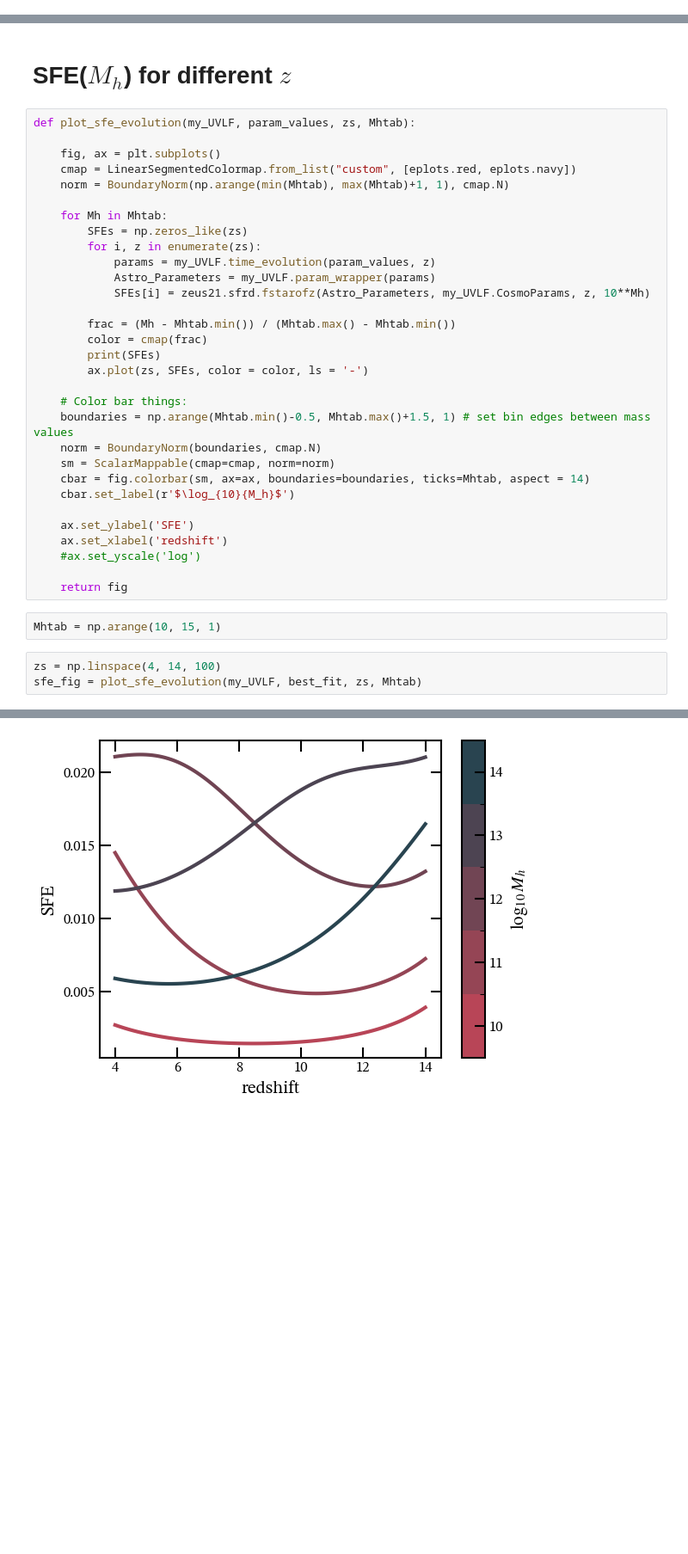
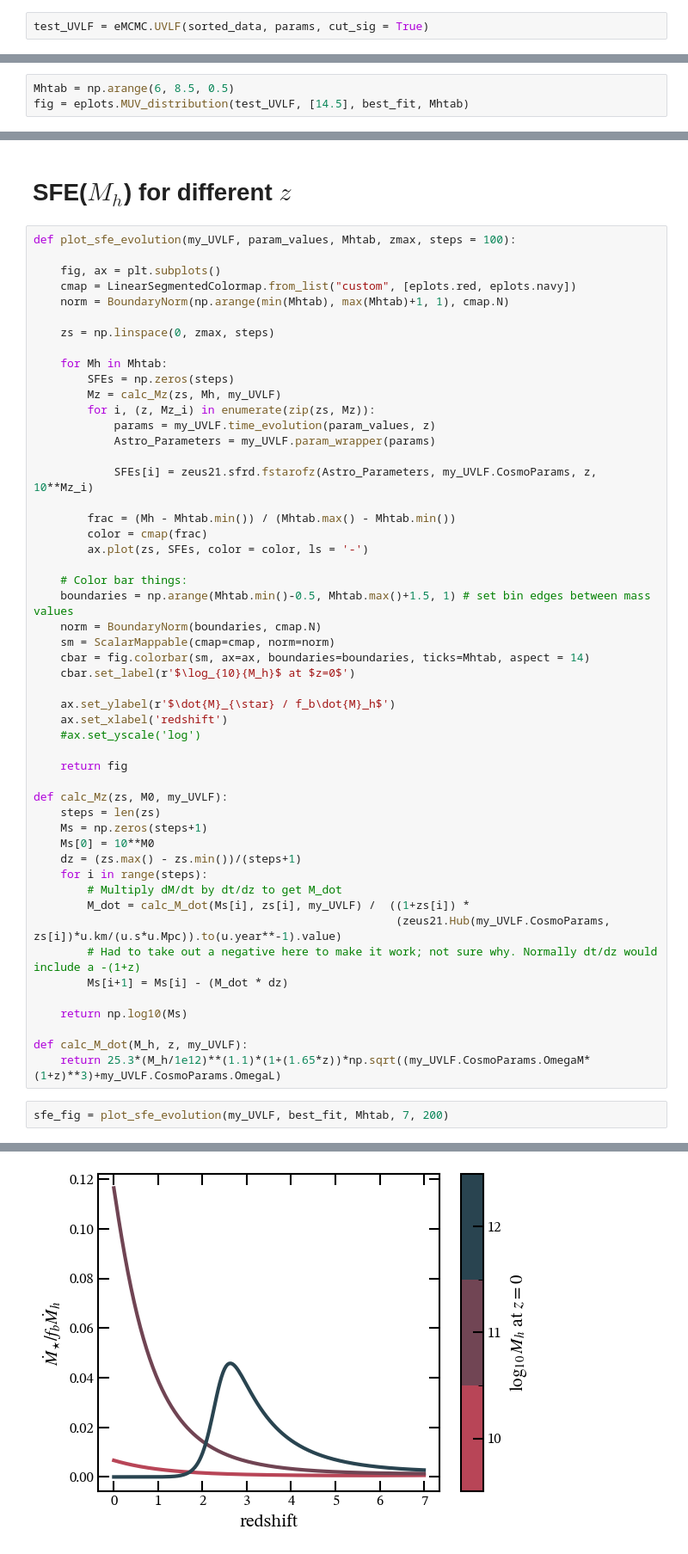
Before and after one commit to ebregou/modeling_stochasticity, a Jupyter notebook: notebooks/visualize_results.ipynb, the cells around one changed output, grey strips where cells are left out. Shown at 86% size. Cells and saved outputs as stored; diff of their text form; blank space fills up the shorter version.

```diff
--- a/notebooks/visualize_results.ipynb
+++ b/notebooks/visualize_results.ipynb
@@ -72,0 +62,2 @@ fig = plot_MUV_dist(my_UVLF, [7, 11], best_fit, Mhtab)
+# %%
+test_UVLF = eMCMC.UVLF(sorted_data, params, cut_sig = True)
@@ -72,0 +68,3 @@ fig = plot_MUV_dist(my_UVLF, [7, 11], best_fit, Mhtab)
+# %%
+Mhtab = np.arange(6, 8.5, 0.5)
+fig = eplots.MUV_distribution(test_UVLF, [14.5], best_fit, Mhtab)
@@ -73,22 +76,25 @@ fig = plot_MUV_dist(my_UVLF, [7, 11], best_fit, Mhtab)
 # %% [markdown]
 # SFE($M_h$) for different $z$
 # %%
-def plot_sfe_evolution(my_UVLF, param_values, zs, Mhtab):
+def plot_sfe_evolution(my_UVLF, param_values, Mhtab, zmax, steps = 100):
 
     fig, ax = plt.subplots()
     cmap = LinearSegmentedColormap.from_list("custom", [eplots.red, eplots.navy])
     norm = BoundaryNorm(np.arange(min(Mhtab), max(Mhtab)+1, 1), cmap.N)
 
+    zs = np.linspace(0, zmax, steps)
+
     for Mh in Mhtab:
-        SFEs = np.zeros_like(zs)
-        for i, z in enumerate(zs):
+        SFEs = np.zeros(steps)
+        Mz = calc_Mz(zs, Mh, my_UVLF)
+        for i, (z, Mz_i) in enumerate(zip(zs, Mz)):
             params = my_UVLF.time_evolution(param_values, z)
             Astro_Parameters = my_UVLF.param_wrapper(params)
-            SFEs[i] = zeus21.sfrd.fstarofz(Astro_Parameters, my_UVLF.CosmoParams, z, 10**Mh)
+
+            SFEs[i] = zeus21.sfrd.fstarofz(Astro_Parameters, my_UVLF.CosmoParams, z, 10**Mz_i)
 
         frac = (Mh - Mhtab.min()) / (Mhtab.max() - Mhtab.min())
         color = cmap(frac)
-        print(SFEs)
         ax.plot(zs, SFEs, color = color, ls = '-')
 
     # Color bar things:
@@ -96,16 +102,30 @@ def plot_sfe_evolution(my_UVLF, param_values, zs, Mhtab):
     norm = BoundaryNorm(boundaries, cmap.N)
     sm = ScalarMappable(cmap=cmap, norm=norm)
     cbar = fig.colorbar(sm, ax=ax, boundaries=boundaries, ticks=Mhtab, aspect = 14)
-    cbar.set_label(r'$\log_{10}{M_h}$')
+    cbar.set_label(r'$\log_{10}{M_h}$ at $z=0$')
 
-    ax.set_ylabel('SFE')
+    ax.set_ylabel(r'$\dot{M}_{\star} / f_b\dot{M}_h$')
     ax.set_xlabel('redshift')
     #ax.set_yscale('log')
 
     return fig
+
+def calc_Mz(zs, M0, my_UVLF):
+    steps = len(zs)
+    Ms = np.zeros(steps+1)
+    Ms[0] = 10**M0
+    dz = (zs.max() - zs.min())/(steps+1)
+    for i in range(steps):
+        # Multiply dM/dt by dt/dz to get M_dot
+        M_dot = calc_M_dot(Ms[i], zs[i], my_UVLF) /  ((1+zs[i]) *
+                                                      (zeus21.Hub(my_UVLF.CosmoParams, zs[i])*u.km/(u.s*u.Mpc)).to(u.year**-1).value)
+        # Had to take out a negative here to make it work; not sure why. Normally dt/dz would include a -(1+z)
+        Ms[i+1] = Ms[i] - (M_dot * dz)
+
+    return np.log10(Ms)
+
+def calc_M_dot(M_h, z, my_UVLF):
+    return 25.3*(M_h/1e12)**(1.1)*(1+(1.65*z))*np.sqrt((my_UVLF.CosmoParams.OmegaM*(1+z)**3)+my_UVLF.CosmoParams.OmegaL)
-# %%
-Mhtab = np.arange(10, 15, 1)
 # %%
-zs = np.linspace(4, 14, 100)
-sfe_fig = plot_sfe_evolution(my_UVLF, best_fit, zs, Mhtab)
+sfe_fig = plot_sfe_evolution(my_UVLF, best_fit, Mhtab, 7, 200)
 # %% [output]
@@ -129 +132 @@ sfe_fig = plot_sfe_evolution(my_UVLF, best_fit, zs, Mhtab)
-[figure, old version]
+[figure, new version]
```
Also changed, not shown: parts of 30 cells of this notebook, 23 other files.
